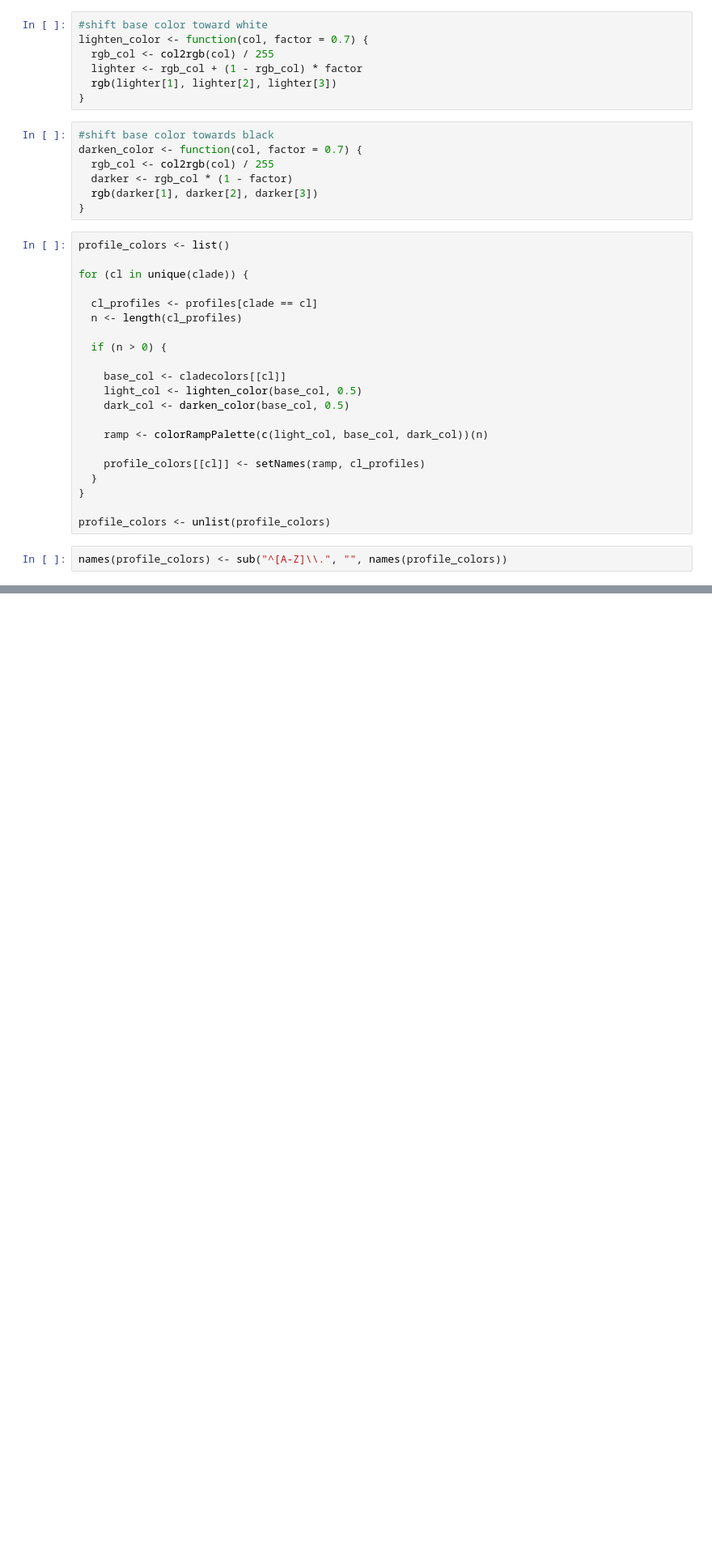
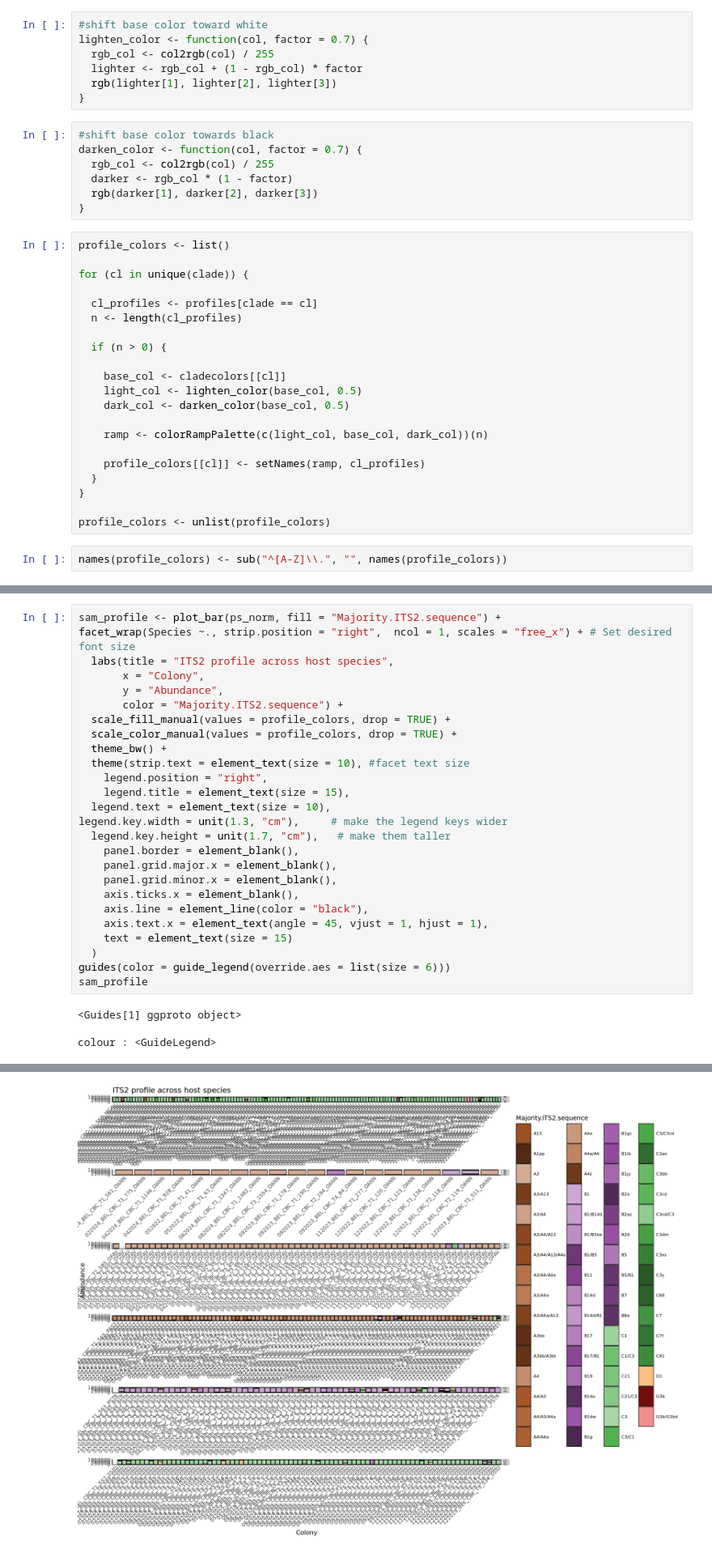
Before and after one commit to cdesouza02/BEL_16S_ITS2, a Jupyter notebook: BEL_ITS2_outputs/physeq_taxa_ITS2.ipynb, the cells around one changed output, grey strips where cells are left out. Shown at 81% size. Drawn from its saved outputs; the diff is of its cells as text; blank space fills up the shorter version.

```diff
--- a/BEL_ITS2_outputs/physeq_taxa_ITS2.ipynb
+++ b/BEL_ITS2_outputs/physeq_taxa_ITS2.ipynb
@@ -669,0 +719,30 @@ Warning message:
+# %%
+sam_profile <- plot_bar(ps_norm, fill = "Majority.ITS2.sequence") +
+facet_wrap(Species ~., strip.position = "right",  ncol = 1, scales = "free_x") + # Set desired font size
+  labs(title = "ITS2 profile across host species",
+       x = "Colony",
+       y = "Abundance",
+       color = "Majority.ITS2.sequence") +
+  scale_fill_manual(values = profile_colors, drop = TRUE) +
+  scale_color_manual(values = profile_colors, drop = TRUE) +
+  theme_bw() +
+  theme(strip.text = element_text(size = 10), #facet text size
+    legend.position = "right",
+    legend.title = element_text(size = 15),
+  legend.text = element_text(size = 10),
+legend.key.width = unit(1.3, "cm"),     # make the legend keys wider
+  legend.key.height = unit(1.7, "cm"),   # make them taller
+    panel.border = element_blank(),
+    panel.grid.major.x = element_blank(),
+    panel.grid.minor.x = element_blank(),
+    axis.ticks.x = element_blank(),
+    axis.line = element_line(color = "black"),
+    axis.text.x = element_text(angle = 45, vjust = 1, hjust = 1),
+    text = element_text(size = 15)
+  )
+guides(color = guide_legend(override.aes = list(size = 6)))
+sam_profile
+# %% [output]
+<Guides[1] ggproto object>
+
+colour : <GuideLegend>
@@ -669,0 +757 @@ Warning message:
+[figure, added]
```
Also changed, not shown: parts of 11 cells of this notebook, 1 other file.
